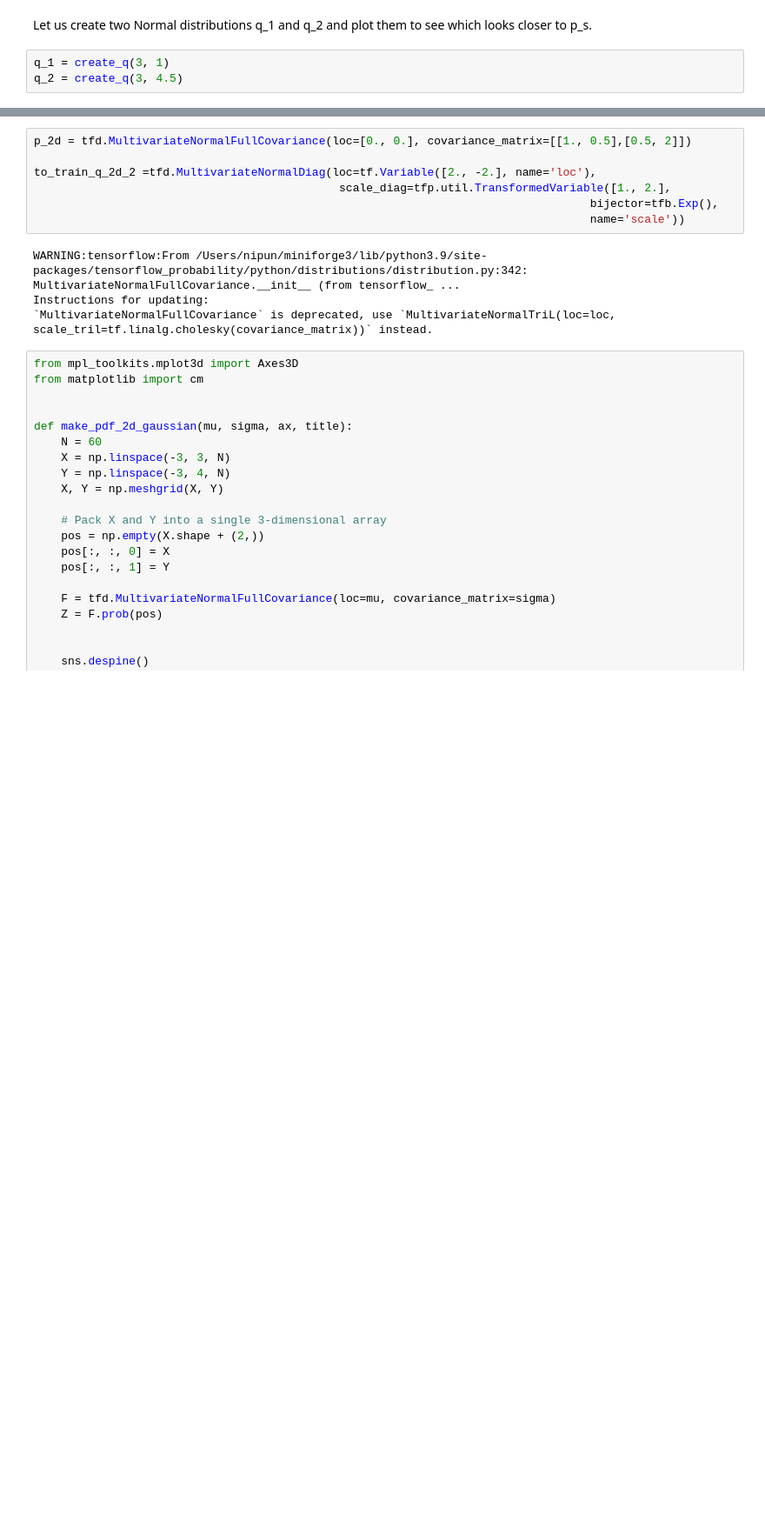
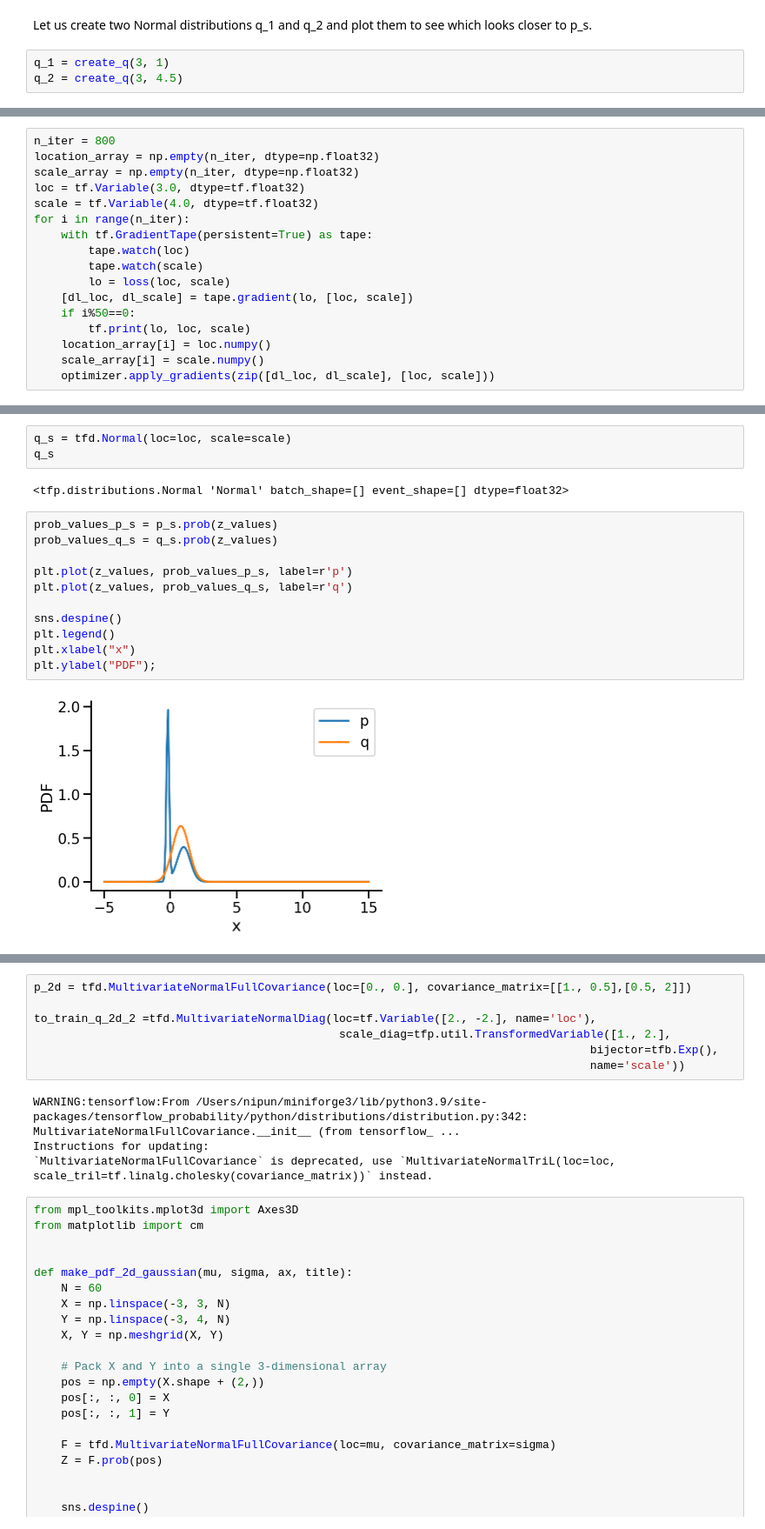
Before and after one commit to nipunbatra/blog-old, a Jupyter notebook: _notebooks/2022-01-29-kl-divergence.ipynb, the cells around one changed output, grey strips where cells are left out. Shown at 87% size. Saved outputs shown, nothing was run; the diff lists cells and outputs as text; blank space fills up the shorter version.

```diff
--- a/_notebooks/2022-01-29-kl-divergence.ipynb
+++ b/_notebooks/2022-01-29-kl-divergence.ipynb
@@ -257,0 +314,17 @@ As we can see from KL divergence calculations, `q_2`
+# %%
+n_iter = 800
+location_array = np.empty(n_iter, dtype=np.float32)
+scale_array = np.empty(n_iter, dtype=np.float32)
+loc = tf.Variable(3.0, dtype=tf.float32)
+scale = tf.Variable(4.0, dtype=tf.float32)
+for i in range(n_iter):
+    with tf.GradientTape(persistent=True) as tape:
+        tape.watch(loc)
+        tape.watch(scale)
+        lo = loss(loc, scale)
+    [dl_loc, dl_scale] = tape.gradient(lo, [loc, scale])
+    if i%50==0:
+        tf.print(lo, loc, scale)
+    location_array[i] = loc.numpy()
+    scale_array[i] = scale.numpy()
+    optimizer.apply_gradients(zip([dl_loc, dl_scale], [loc, scale]))
@@ -257,0 +348,18 @@ As we can see from KL divergence calculations, `q_2`
+# %%
+q_s = tfd.Normal(loc=loc, scale=scale)
+q_s
+# %% [output]
+<tfp.distributions.Normal 'Normal' batch_shape=[] event_shape=[] dtype=float32>
+# %%
+prob_values_p_s = p_s.prob(z_values)
+prob_values_q_s = q_s.prob(z_values)
+
+plt.plot(z_values, prob_values_p_s, label=r'p')
+plt.plot(z_values, prob_values_q_s, label=r'q')
+
+sns.despine()
+plt.legend()
+plt.xlabel("x")
+plt.ylabel("PDF");
+# %% [output]
+[figure, added]
```
Also changed, not shown: parts of 48 cells of this notebook, 7 other files.
